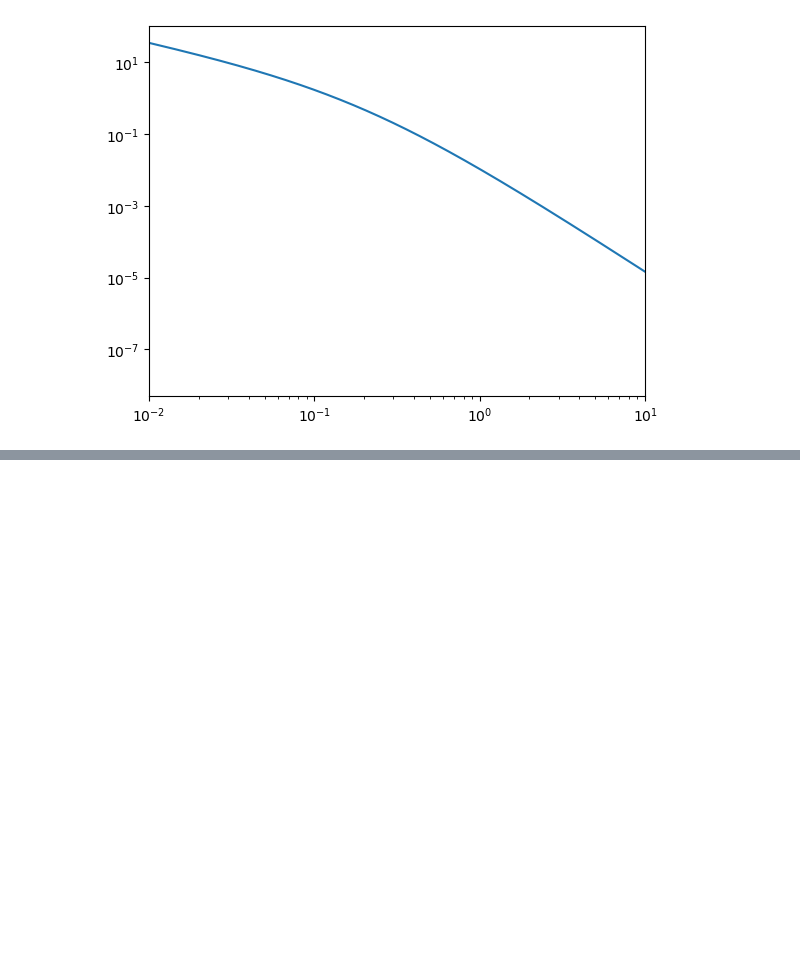
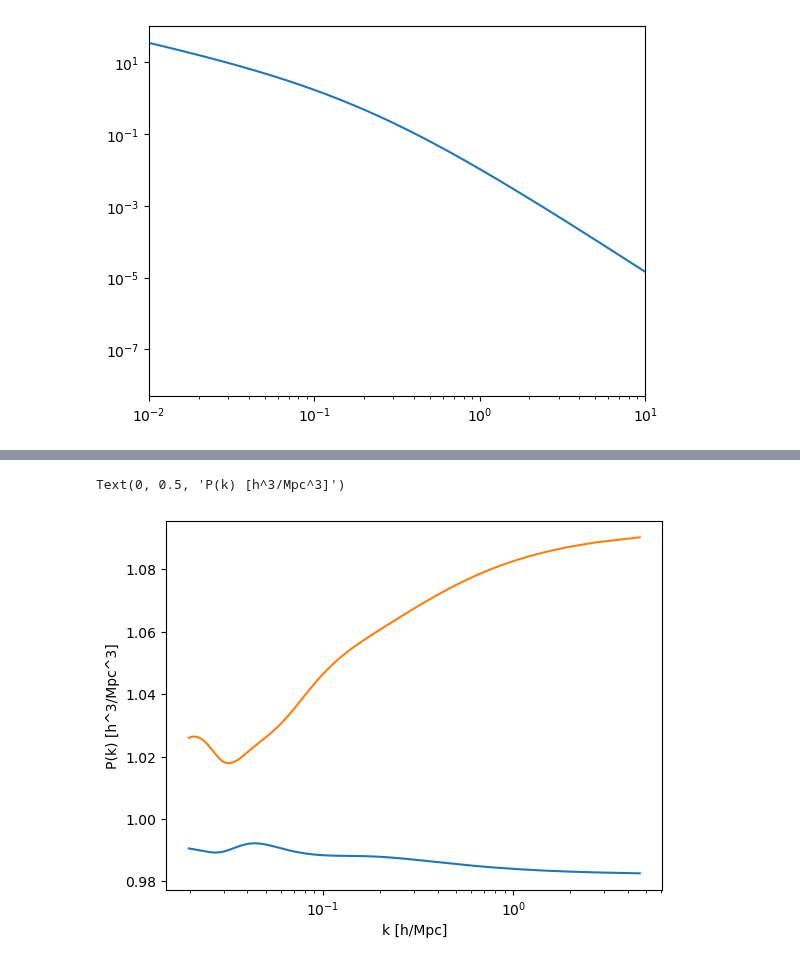
Before and after one commit to qezlou/Goku_ELG, a Jupyter notebook: emu/notebooks/xi_gg/param_sensitivity.ipynb, the cells around one changed output, grey strips where cells are left out. Cells and saved outputs as stored; diff of their text form; code cells hidden in the pictures; blank space fills up the shorter version.

```diff
--- a/emu/notebooks/xi_gg/param_sensitivity.ipynb
+++ b/emu/notebooks/xi_gg/param_sensitivity.ipynb
@@ -141,0 +184,14 @@ ax.set_yscale('log')
+# %%
+import importlib
+import numpy as np
+from gal_goku import plot_gal
+importlib.reload(plot_gal)
+
+plt_gal = plot_gal.PlotGal(logging_level='INFO')
+cosmo = np.copy(plt_gal.cosmo_ref)
+all_pks = []
+for w0 in [-1.15, -1, -0.5, -0.06]:
+    cosmo[5] = w0
+    plt_gal.g.reset_cosmo(np.copy(cosmo))
+    k, pk = plt_gal.g.get_pk_gg()
+    all_pks.append(pk)
@@ -141,0 +214,15 @@ ax.set_yscale('log')
+# %%
+import matplotlib.pyplot as plt
+fig, ax = plt.subplots()
+
+ax.plot(k, all_pks[0]/all_pks[1])
+ax.plot(k, all_pks[2]/all_pks[1])
+#ax.plot(k, all_pks[3])
+#ax.set_yscale('log')
+ax.set_xscale('log')
+ax.set_xlabel('k [h/Mpc]')
+ax.set_ylabel('P(k) [h^3/Mpc^3]')
+#ax.set_ylim(5, 1e5)
+# %% [output]
+Text(0, 0.5, 'P(k) [h^3/Mpc^3]')
+[figure, added]
```
Also changed, not shown: parts of 7 cells of this notebook, 8 other files.
